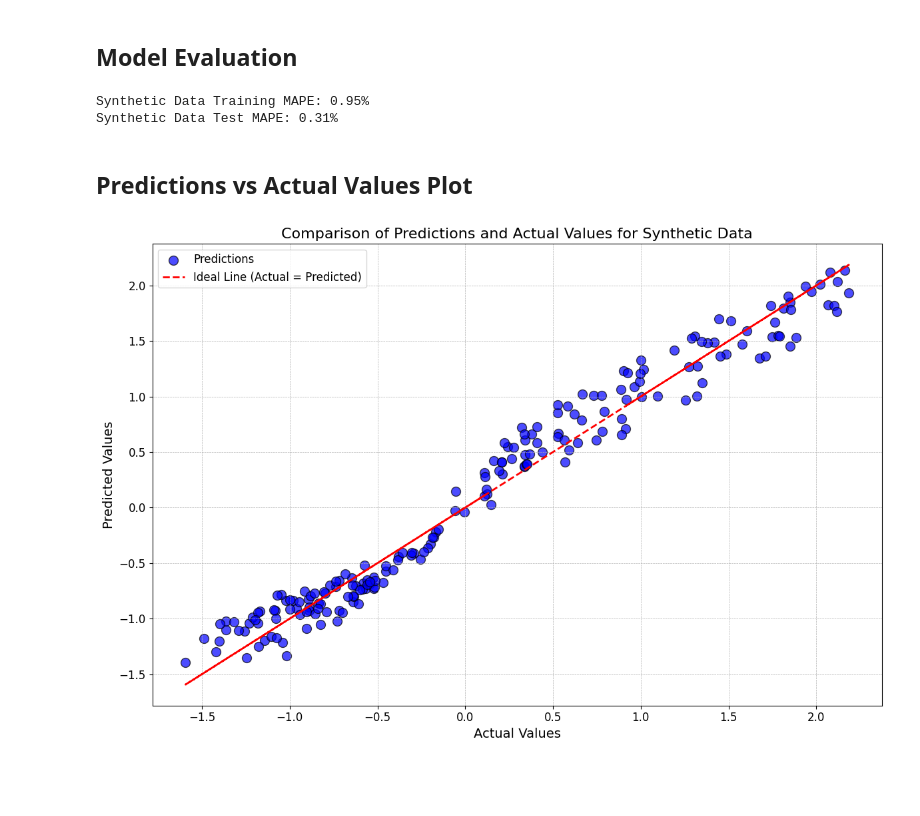
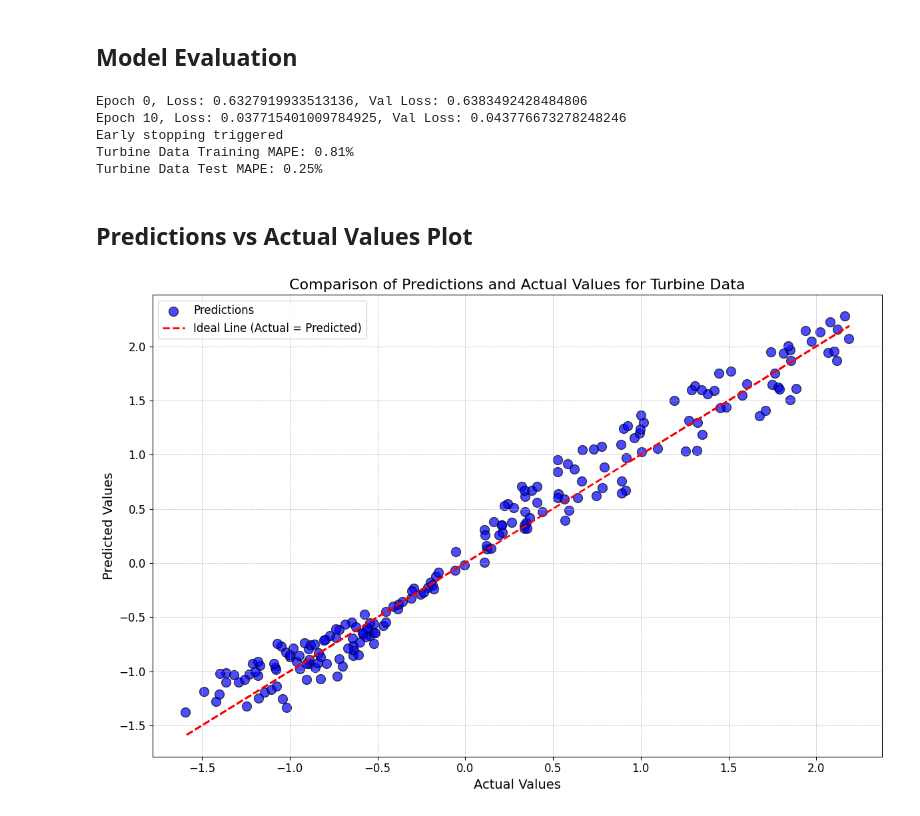
Before and after one commit to sebastianbuzdugan/A1-NeuralNetworks, a Jupyter notebook: BP/BP-synthetic.ipynb, the cells around one changed output. Cells and saved outputs as stored; diff of their text form; code cells hidden in the pictures; blank space fills up the shorter version.

```diff
--- a/BP/BP-synthetic.ipynb
+++ b/BP/BP-synthetic.ipynb
@@ -90,5 +104,2 @@ class MyNeuralNetwork:
 # %% [markdown]
 ## Model training
-# %%
-nn_synthetic = MyNeuralNetwork(input_size=9, hidden_size=8, output_size=1)
-nn_synthetic.train(X_train, y_train.reshape(-1, 1), learning_rate=0.0001, epochs=200)
@@ -107,32 +156,55 @@ Epoch 199, Loss: 0.029213572398902113
 # %% [markdown]
 ## Model Evaluation
-# %%
-predictions_train_synthetic = nn_synthetic.predict(X_train)
-train_mape_synthetic = mean_absolute_percentage_error(y_train, predictions_train_synthetic)
-print(f"Synthetic Data Training MAPE: {train_mape_synthetic:.2f}%")
-
-predictions_test_synthetic = nn_synthetic.predict(X_test)
-test_mape_synthetic = mean_absolute_percentage_error(y_test, predictions_test_synthetic)
-print(f"Synthetic Data Test MAPE: {test_mape_synthetic:.2f}%")
-# %% [output]
-Synthetic Data Training MAPE: 0.95%
-Synthetic Data Test MAPE: 0.31%
+# %%
+# assuming best_params is a dictionary containing the best parameters found by grid search
+best_nn_turbine = MyNeuralNetwork(
+    input_size=X_train.shape[1],
+    hidden_size=best_params['hidden_size'],
+    output_size=1
+)
+best_nn_turbine.fit(
+    X_train,
+    y_train.reshape(-1, 1),
+    X_test,
+    y_test.reshape(-1, 1),
+    best_params['learning_rate'],
+    best_params['epochs'],
+    best_params['batch_size']
+)
+
+
+# predictions on training data
+predictions_train_turbine = best_nn_turbine.predict(X_train)
+train_mape_turbine = mean_absolute_percentage_error(y_train, predictions_train_turbine)
+print(f"Turbine Data Training MAPE: {train_mape_turbine:.2f}%")
+
+# predictions on test data
+# ensure that X_test and y_test are defined and hold your test dataset
+predictions_test_turbine = best_nn_turbine.predict(X_test)
+test_mape_turbine = mean_absolute_percentage_error(y_test, predictions_test_turbine)
+print(f"Turbine Data Test MAPE: {test_mape_turbine:.2f}%")
+# %% [output]
+Epoch 0, Loss: 0.6327919933513136, Val Loss: 0.6383492428484806
+Epoch 10, Loss: 0.037715401009784925, Val Loss: 0.043776673278248246
+Early stopping triggered
+Turbine Data Training MAPE: 0.81%
+Turbine Data Test MAPE: 0.25%
 # %% [markdown]
 ## Predictions vs Actual Values Plot
 # %%
 import matplotlib.pyplot as plt
 
 plt.figure(figsize=(12, 8))
-plt.scatter(y_test, predictions_test_synthetic, color='blue', edgecolor='k', label='Predictions', alpha=0.7, marker='o', s=100)
+plt.scatter(y_test, predictions_test_turbine, color='blue', edgecolor='k', label='Predictions', alpha=0.7, marker='o', s=100)
 plt.plot(y_test, y_test, color='red', label='Ideal Line (Actual = Predicted)', linewidth=2, linestyle='--')
-plt.title('Comparison of Predictions and Actual Values for Synthetic Data', fontsize=16)
+plt.title('Comparison of Predictions and Actual Values for Turbine Data', fontsize=16)
 plt.xlabel('Actual Values', fontsize=14)
 plt.ylabel('Predicted Values', fontsize=14)
 plt.xticks(fontsize=12)
 plt.yticks(fontsize=12)
 plt.legend(fontsize=12)
 plt.grid(True, which='both', linestyle='--', linewidth=0.5)
 plt.tight_layout()
 plt.show()
 # %% [output]
-[figure, old version]
+[figure, new version]
```
Also changed, not shown: parts of 3 cells of this notebook, 6 other files.
